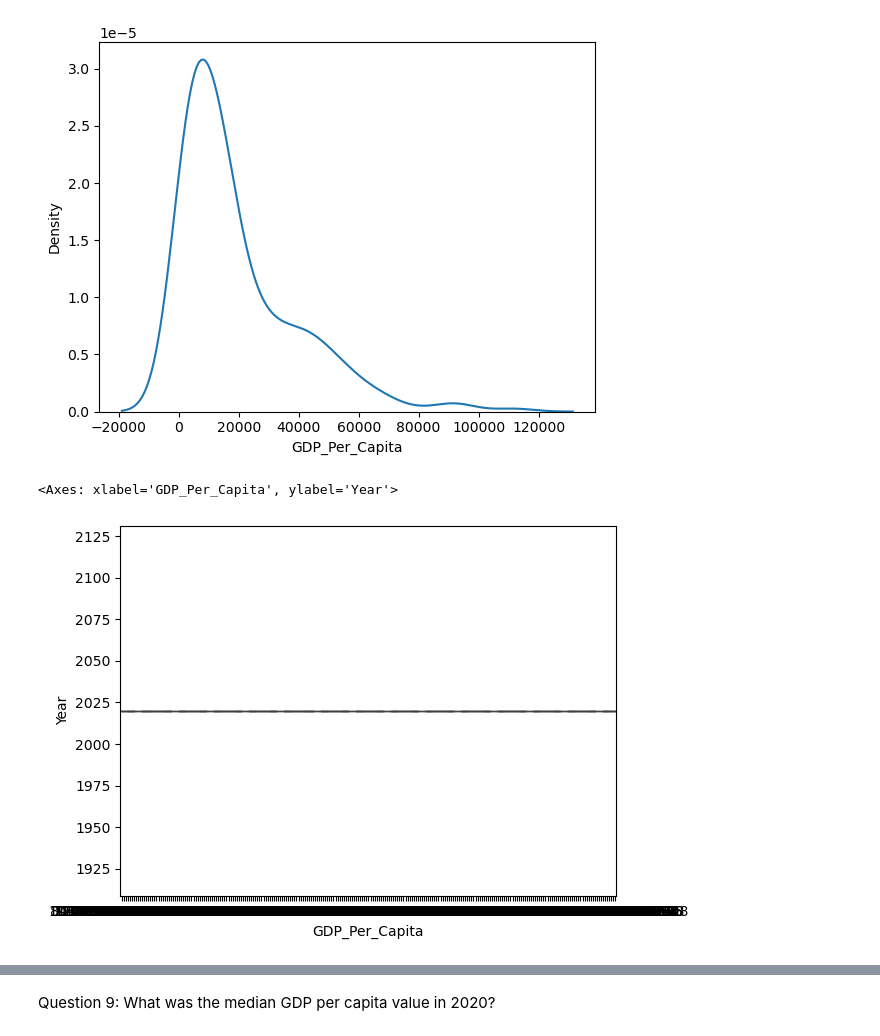
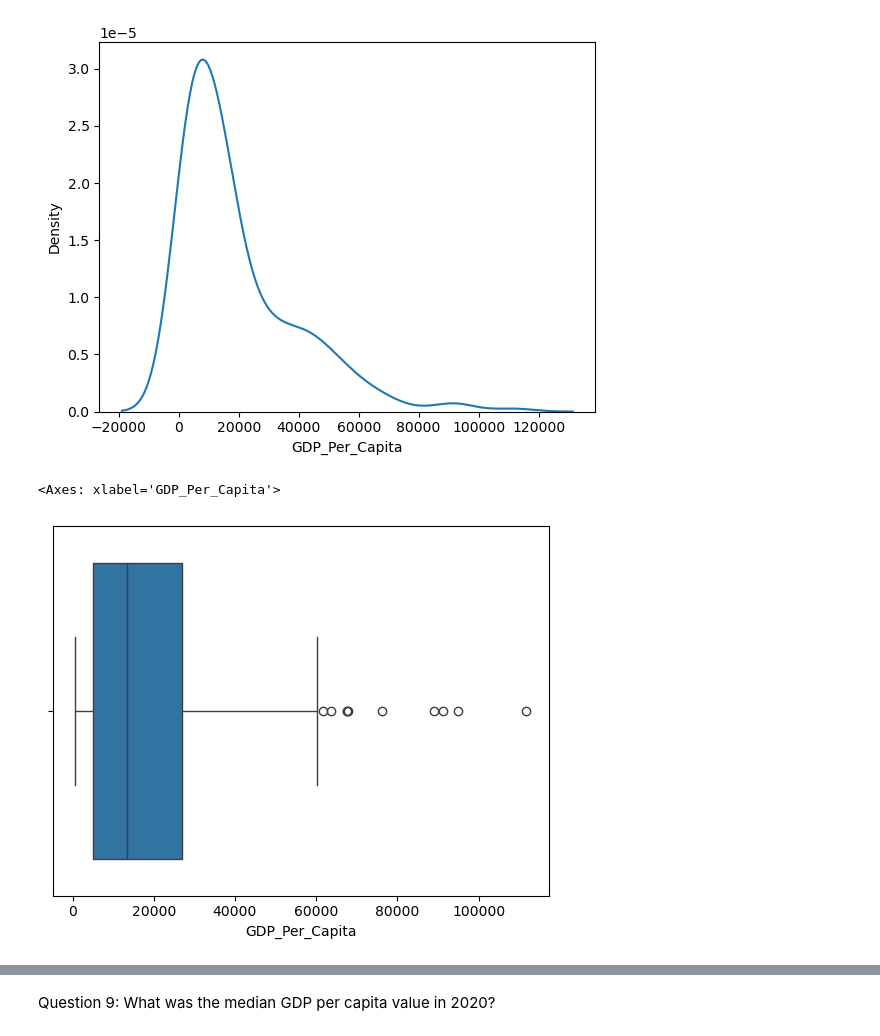
Before and after one commit to NSS-Data-Analytics-Cohort-13/un-exploration-tacaelest, a Jupyter notebook: notebooks/un_exploration_project.ipynb, the cells around one changed output, grey strips where cells are left out. Cells and saved outputs as stored; diff of their text form; code cells hidden in the pictures.

```diff
--- a/notebooks/un_exploration_project.ipynb
+++ b/notebooks/un_exploration_project.ipynb
@@ -156,9 +156,9 @@ sns.kdeplot(gdp_capita2020['GDP_Per_Capita'])
 [figure]
 # %%
 #Q8 Boxplot:
-sns.boxplot( x=gdp_capita2020["GDP_Per_Capita"], y=gdp_capita2020["Year"])
+sns.boxplot( x=gdp_capita2020["GDP_Per_Capita"])
 # %% [output]
-<Axes: xlabel='GDP_Per_Capita', ylabel='Year'>
+<Axes: xlabel='GDP_Per_Capita'>
-[figure, old version]
+[figure, new version]
 # %%
 #Q8 Violin Plot:
```
Also changed, not shown: parts of 3 cells of this notebook.
